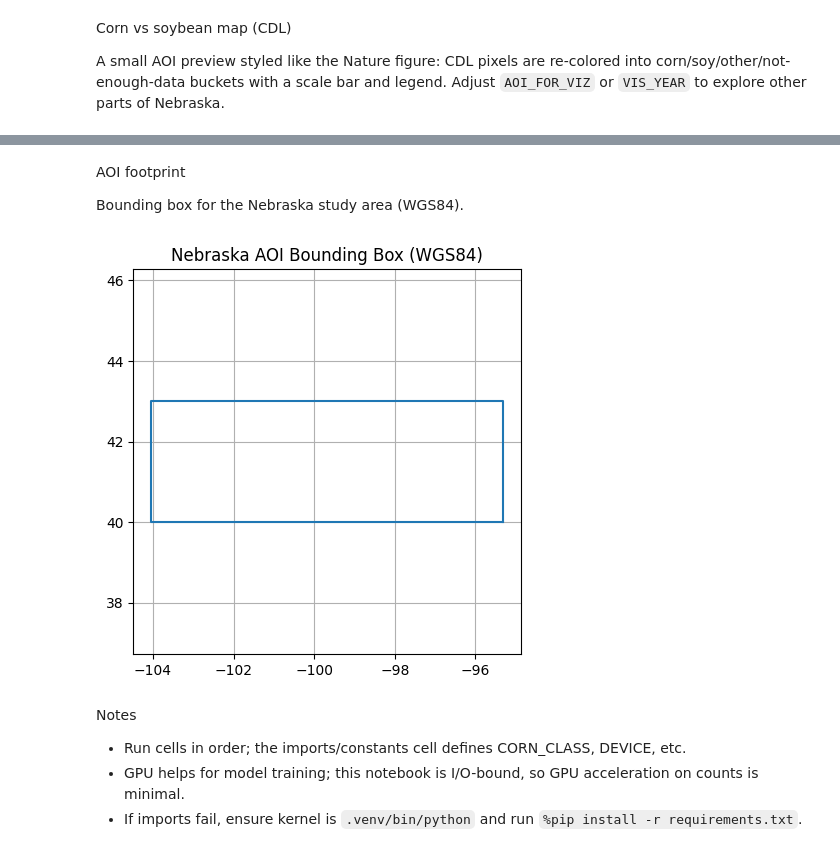
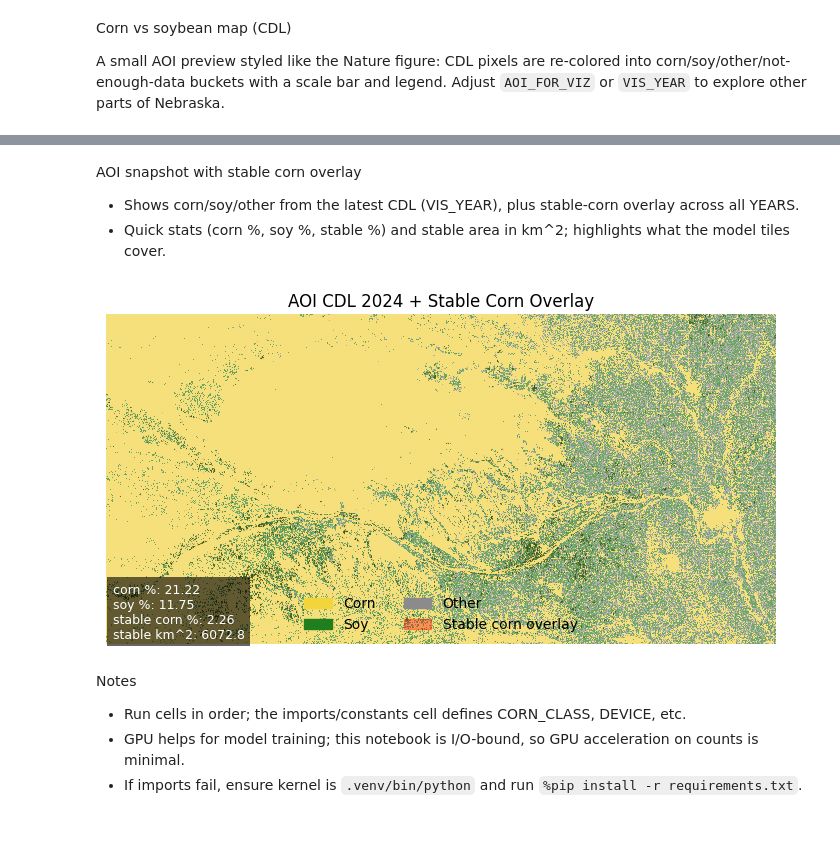
Before and after one commit to hmeyer8/Nitrogen-Deficiency, a Jupyter notebook: notebooks/01_explore_cdl.ipynb, the cells around one changed output, grey strips where cells are left out. Drawn from its saved outputs; the diff is of its cells as text; code cells hidden in the pictures.

```diff
--- a/notebooks/01_explore_cdl.ipynb
+++ b/notebooks/01_explore_cdl.ipynb
@@ -320,19 +318,69 @@ plt.show()
 [figure]
 # %% [markdown]
-AOI footprint
-
-Bounding box for the Nebraska study area (WGS84).
+AOI snapshot with stable corn overlay
+- Shows corn/soy/other from the latest CDL (VIS_YEAR), plus stable-corn overlay across all YEARS.
+- Quick stats (corn %, soy %, stable %) and stable area in km^2; highlights what the model tiles cover.
 # %%
-poly = box(*NEBRASKA_BBOX)
-x, y = poly.exterior.xy
-plt.figure(figsize=(5, 5))
-plt.plot(x, y)
-plt.title("Nebraska AOI Bounding Box (WGS84)")
-plt.axis("equal")
-plt.grid(True)
+import matplotlib.pyplot as plt
+from matplotlib.patches import Patch
+
+VIS_YEAR = 2024
+AOI = NEBRASKA_BBOX  # lon/lat (minx, miny, maxx, maxy)
+
+# Load CDL and stable mask in AOI
+cdl_data, cdl_transform, cdl_crs = load_cdl_year(VIS_YEAR, aoi=AOI)
+stable_mask_full, _, _ = build_stable_corn_mask_from_years(YEARS, aoi=AOI)
+
+# Reclass CDL
+corn = (cdl_data == CORN_CLASS)
+soy = (cdl_data == SOYBEAN_CLASS)
+other = ~(corn | soy)
+
+# Basic stats
+stats = {
+    "corn %": corn.mean() * 100,
+    "soy %": soy.mean() * 100,
+    "stable corn %": stable_mask_full.mean() * 100,
+    "stable km^2": stable_mask_full.sum() * 900 / 1e6,  # 30m pixels
+}
+
+# Plot
+fig, ax = plt.subplots(figsize=(7, 7))
+cmap = ListedColormap(["#f2d53d", "#1f7f1f", "#8b8b8b"])
+classes = corn.astype(int) + soy.astype(int) * 2  # 0=other,1=corn,2=soy
+ax.imshow(classes, cmap=cmap, interpolation="nearest")
+ax.imshow(stable_mask_full, cmap="Reds", alpha=0.35)  # stable overlay
+ax.set_title(f"AOI CDL {VIS_YEAR} + Stable Corn Overlay", fontsize=12)
+ax.axis("off")
+
+legend_handles = [
+    Patch(color="#f2d53d", label="Corn"),
+    Patch(color="#1f7f1f", label="Soy"),
+    Patch(color="#8b8b8b", label="Other"),
+    Patch(color="red", alpha=0.35, label="Stable corn overlay"),
+]
+ax.legend(handles=legend_handles, loc="lower center", ncol=2, frameon=False)
+
+txt_lines = []
+for k, v in stats.items():
+    fmt = "{v:.1f}" if "km" in k else "{v:.2f}"
+    txt_lines.append(f"{k}: {fmt.format(v=v)}")
+ax.text(
+    0.01,
+    0.01,
+    "\n".join(txt_lines),
+    transform=ax.transAxes,
+    fontsize=9,
+    va="bottom",
+    ha="left",
+    bbox=dict(facecolor="black", alpha=0.6, edgecolor="none"),
+    color="white",
+)
+
+plt.tight_layout()
 plt.show()
 # %% [output]
-[figure, old version]
+[figure, new version]
 # %% [markdown]
 Notes
 - Run cells in order; the imports/constants cell defines CORN_CLASS, DEVICE, etc.
```
Also changed, not shown: parts of 6 cells of this notebook, 2 other files.
